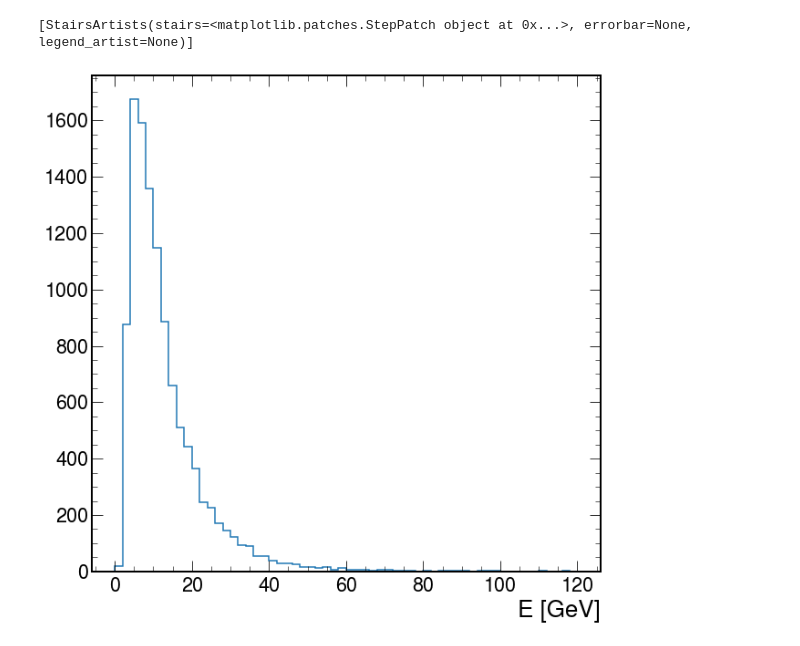
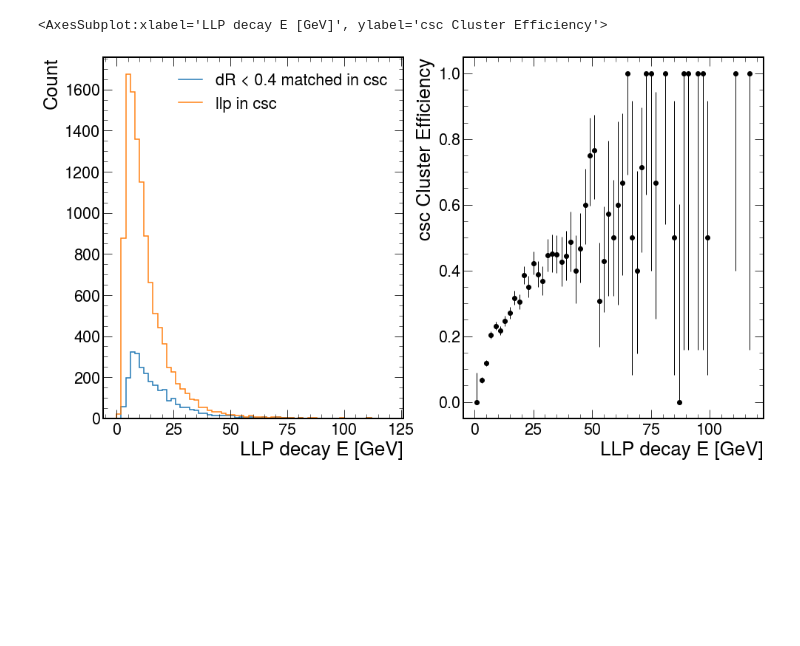
Before and after one commit to AnthonyAportela/LLPs, a Jupyter notebook: notebooks/Bplus/LLP_ntuple_processor.ipynb, the cells around one changed output. Cells and saved outputs as stored; diff of their text form; code cells hidden in the pictures; blank space fills up the shorter version.

```diff
--- a/notebooks/Bplus/LLP_ntuple_processor.ipynb
+++ b/notebooks/Bplus/LLP_ntuple_processor.ipynb
@@ -588,5 +644,33 @@ hep.histplot(out['hnl']['hists1d']['csc_llps']['E'])
-# %%
-hep.histplot(out['hnl']['hists1d']['csc_llps']['E'])
-# %% [output]
-[StairsArtists(stairs=<matplotlib.patches.StepPatch object at 0x...>, errorbar=None, legend_artist=None)]
-[figure, removed]
+# %%
+def ratio2(reco, real, rax, det):
+    num = reco
+    den = real
+    rax.errorbar(
+        x=num.axes[0].centers,
+        y=num.view() / den.view() ,
+        yerr=ratio_uncertainty(num.view(), den.view(), "efficiency"),
+        color="k",
+        linestyle="none",
+        marker="o",
+        elinewidth=1,
+    )
+    rax.set_ylabel(f"{det} Cluster Efficiency")
+    rax.set_xlabel(f"LLP decay E [GeV]")
+    return rax
+# %%
+den = out['hnl']['hists1d']['csc_llps']['E']
+
+num = out['hnl']['hists1d']['csc_cls_csc_llps_pairs_dr_cut_csc_llps']['E']
+
+figsize = (16,9)
+fig, ax = plt.subplots(1,2,figsize = figsize)
+hep.histplot(num, ax = ax[0], label = 'dR < 0.4 matched in csc')
+hep.histplot(den, ax = ax[0], label = 'llp in csc')
+ax[0].set_xlabel(f"LLP decay E [GeV]")
+ax[0].set_ylabel(f"Count")
+ax[0].legend()
+
+ratio2(num, den, ax[1], 'csc')
+# %% [output]
+<AxesSubplot:xlabel='LLP decay E [GeV]', ylabel='csc Cluster Efficiency'>
+[figure, added]
```
Also changed, not shown: parts of 12 cells of this notebook, 9 other files.
